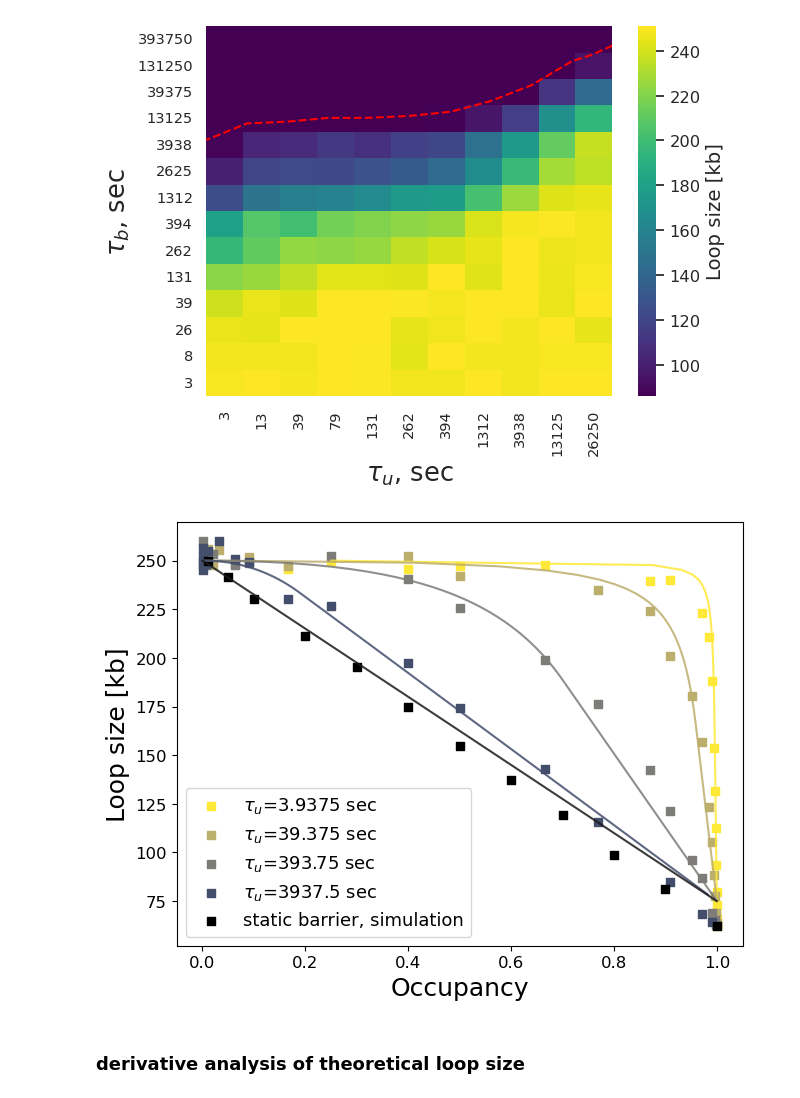
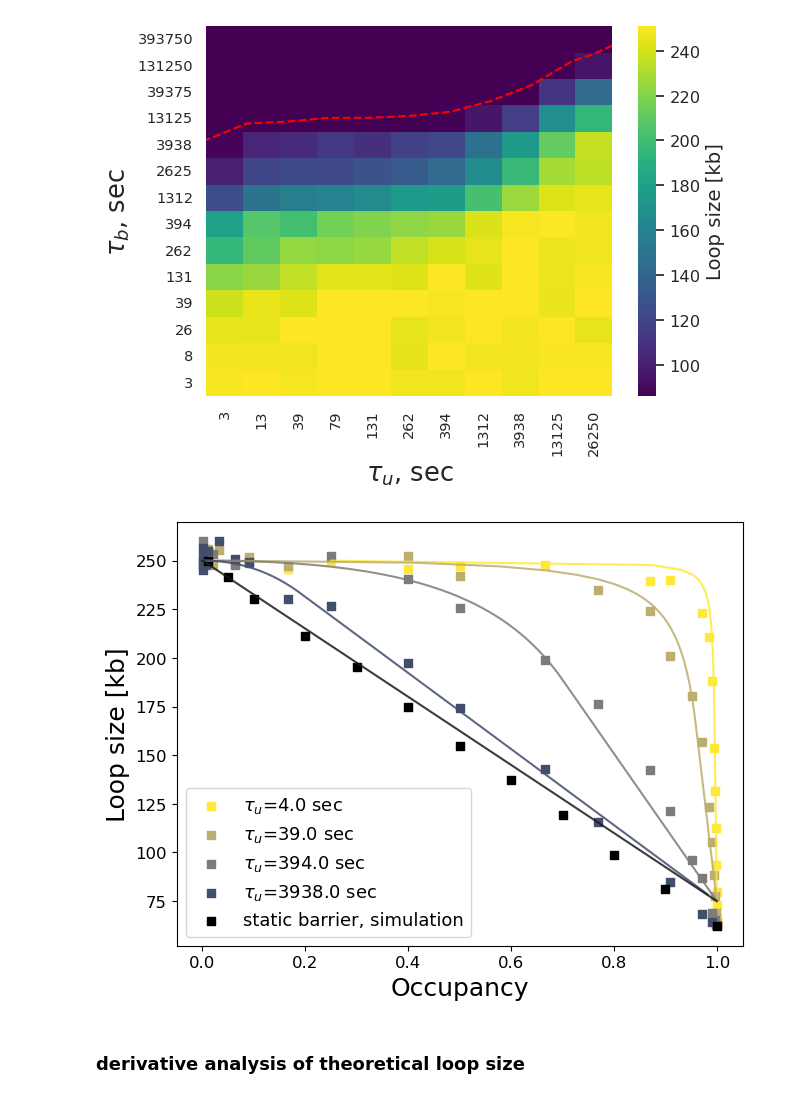
Before and after one commit to Fudenberg-Research-Group/dynamic_extrusion_boundaries, a Jupyter notebook: analysis/loop_size_simulations.ipynb, the cells around one changed output. Saved outputs shown, nothing was run; the diff lists cells and outputs as text; code cells hidden in the pictures.

```diff
--- a/analysis/loop_size_simulations.ipynb
+++ b/analysis/loop_size_simulations.ipynb
@@ -163,9 +163,9 @@ for cof_val in list_cof:
             new_file_filtered=new_file
             new_file_filtered = new_file_filtered.sort_values('clife')
             new_clife = new_file_filtered['clife']
-            frip_score = new_file_filtered['loopmean']*0.25
+            frip_score = new_file_filtered['loopmean']*LATTICE_CONV_COEF
             std = new_file_filtered['loopstd']
-            plt.scatter(new_clife/(new_clife+cof_val), frip_score,  label = r'$\tau_u$=%s sec'%(cof_val*TIME_CONV_COEF),
+            plt.scatter(new_clife/(new_clife+cof_val), frip_score,  label = r'$\tau_u$=%s sec'%(np.round(cof_val*TIME_CONV_COEF)),
                         linewidth=1,s=31.5, marker = 's', color = colors[5-i])
             i+=1
 
@@ -181,7 +181,7 @@ for life in lifes:
         new_file_filtered=new_file
         new_file_filtered = new_file_filtered.sort_values('face')
         new_face = new_file_filtered['face']
-        frip_score = new_file_filtered['loopmean']*0.25
+        frip_score = new_file_filtered['loopmean']*LATTICE_CONV_COEF
         plt.scatter(new_face, frip_score, label = r'static barrier, simulation',linewidth=1,s=31.5, marker = 's',color = 'black')
 
 
@@ -193,34 +193,34 @@ delta_val = 300
 sep = 1000
 i=1
 for v_val in v_val_range:
     for taup_val in list_cof:
         for lifetime in lifetime_range:
             v=1
             loop_s = []
             for tau_val in tau_range:
                 loop_size_new = loop_size(lifetime, v_val, delta_val, tau_val, taup_val)*0.25
                 loop_s.append([tau_val/(tau_val+taup_val), loop_size_new])
             loop_s = np.array(loop_s)
             plt.plot(loop_s[:,0],loop_s[:,1],  alpha = 0.85, color= colors[5-i])
             i+=1
 
 occupancy_range = np.arange(0,1.05,0.05)
 lifetime_val = 500
 loop_stat=[]
 for occupancy_val in occupancy_range:
     loop_s = loop_size_static(lifetime_val,v=v_val,delta=delta_val,occupancy=occupancy_val)*0.25
     loop_stat.append([occupancy_val,loop_s])
 loop_stat = np.array(loop_stat)
 plt.plot(loop_stat[:,0],loop_stat[:,1],'-k',alpha = 0.85)#,label='static barrier')
 plt.ylabel('Loop size [kb]', fontsize = 18)
 plt.xlabel(r'Occupancy', fontsize = 18)
 plt.xticks(fontsize = 11.95)
 plt.yticks(fontsize =11.95)
 plt.legend(fontsize=12.95)
 plt.savefig('../output/figures/analytical_for_loop_size.pdf',transparent =True)
 plt.show()
 # %% [output]
-[figure, old version]
+[figure, new version]
 # %% [markdown]
 ### derivative analysis of theoretical loop size
 # %%
```
